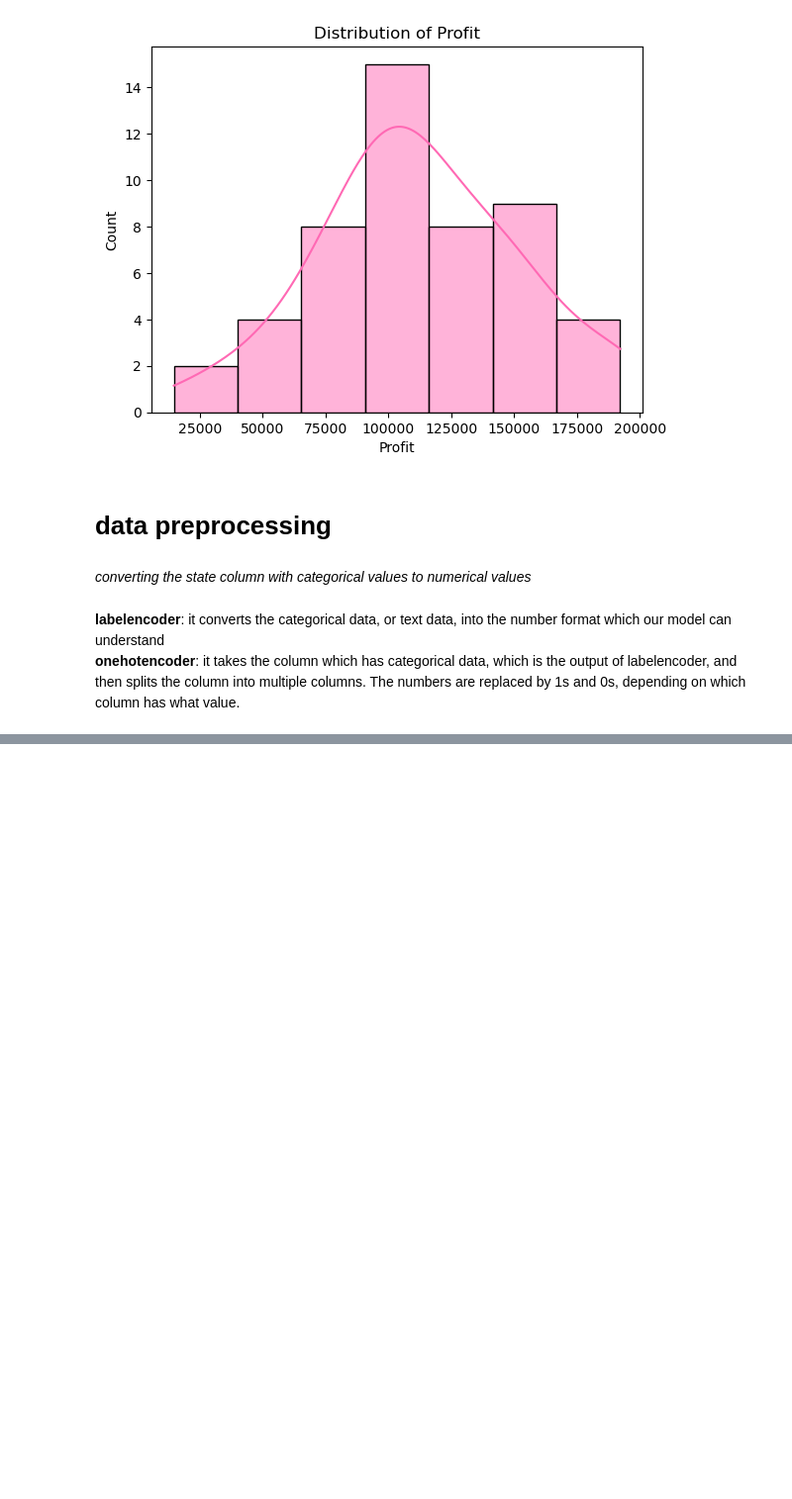
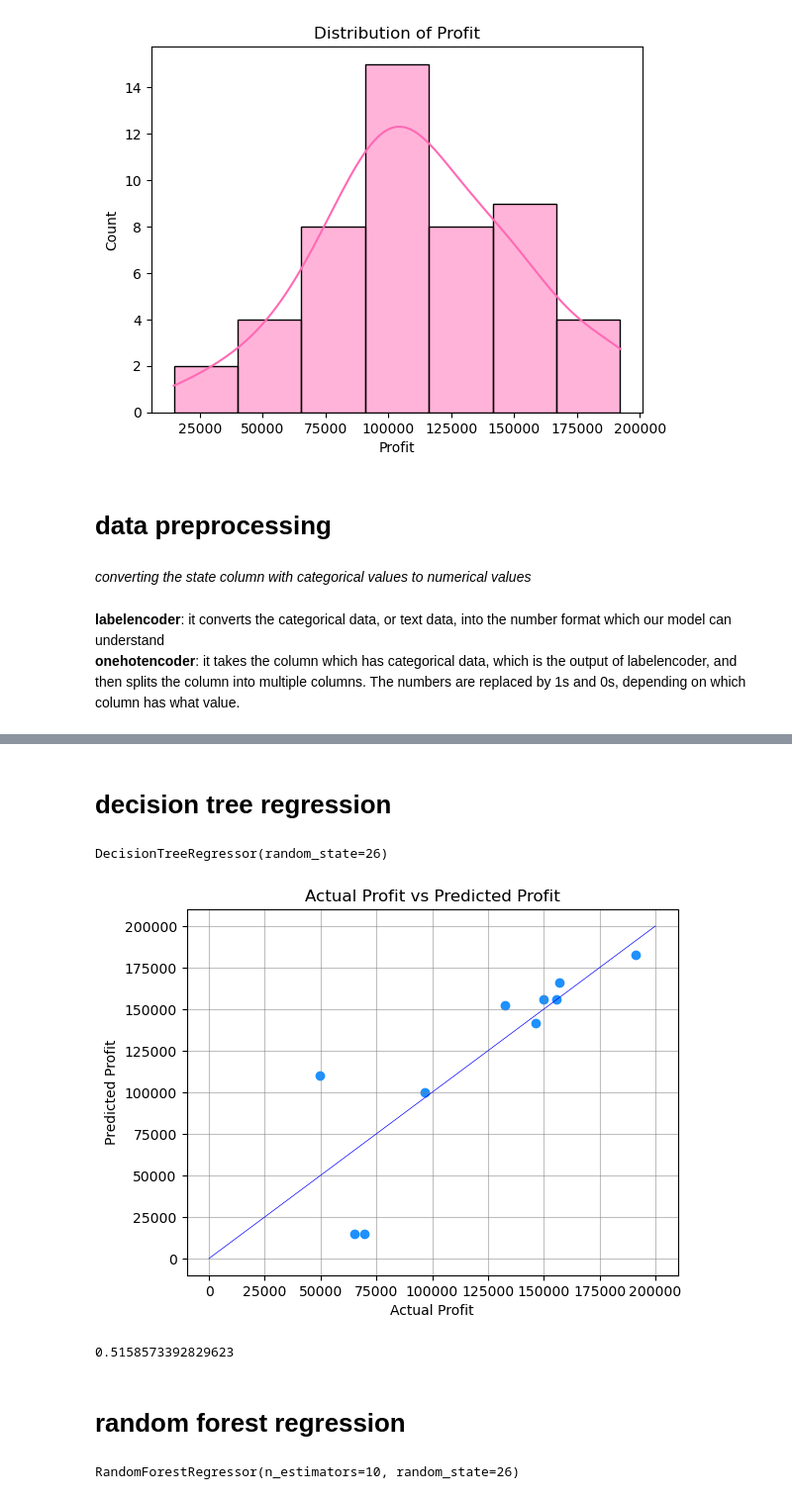
Before and after one commit to xizzax/Predictions-of-Startup-Profits, a Jupyter notebook: project.ipynb, the cells around one changed output, grey strips where cells are left out. Shown at 99% size. Cells and saved outputs as stored; diff of their text form; code cells hidden in the pictures; blank space fills up the shorter version.

```diff
--- a/project.ipynb
+++ b/project.ipynb
@@ -364,0 +484,42 @@ state
+# %% [markdown]
+# decision tree regression
+# %%
+# decision tree for regression
+from sklearn.tree import DecisionTreeRegressor
+
+DT = DecisionTreeRegressor(random_state=26)
+DT.fit(X_train, Y_train)
+# %% [output]
+DecisionTreeRegressor(random_state=26)
+# %%
+# predict Y-test
+Y_pred_DT = DT.predict(X_test)
+# %%
+
+plt.scatter(Y_test, Y_pred_DT, color='dodgerblue')
+
+plt.plot([0, 200000], [0, 200000], color='blue', linewidth=0.5)
+plt.xlabel('Actual Profit')
+plt.grid(True, color="gray", alpha=0.5)
+plt.ylabel('Predicted Profit')
+plt.title('Actual Profit vs Predicted Profit')
+plt.show()
+# %% [output]
+[figure, added]
+# %%
+# accuracy
+from sklearn.metrics import r2_score
+
+r2_score(Y_test, Y_pred_DT)
+# %% [output]
+0.5158573392829623
+# %% [markdown]
+# random forest regression
+# %%
+# random forest regression
+from sklearn.ensemble import RandomForestRegressor
+
+RF = RandomForestRegressor(n_estimators=10, random_state=26)
+RF.fit(X_train, Y_train)
+# %% [output]
+RandomForestRegressor(n_estimators=10, random_state=26)
```
Also changed, not shown: parts of 26 cells of this notebook.
